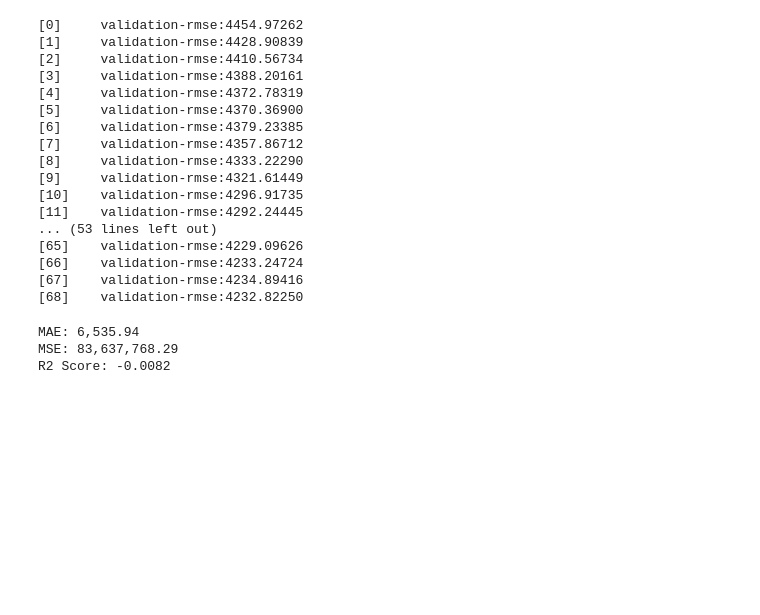
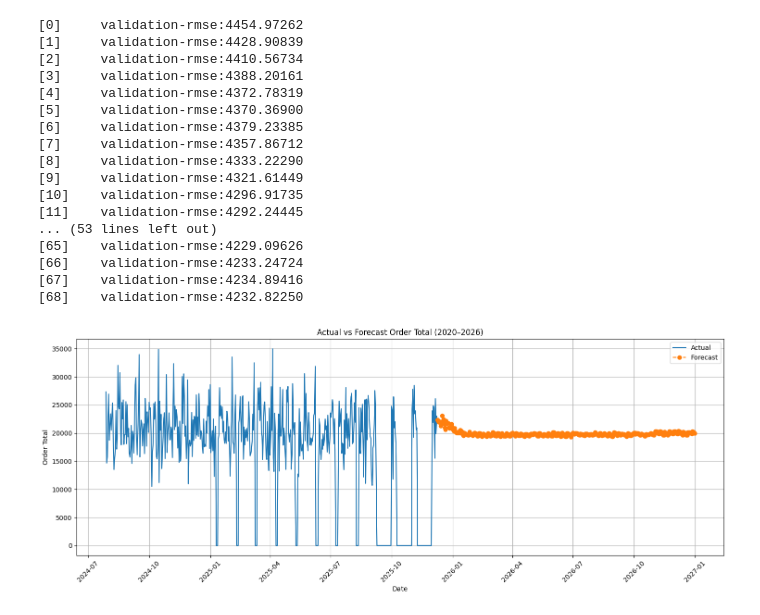
Before and after one commit to KieuOanhUIT/IS403.P23.OnlineSalesData, a Jupyter notebook: Model/XGBoost.ipynb, the cells around one changed output. Saved outputs shown, nothing was run; the diff lists cells and outputs as text; code cells hidden in the pictures; blank space fills up the shorter version.

```diff
--- a/Model/XGBoost.ipynb
+++ b/Model/XGBoost.ipynb
@@ -97,16 +90,70 @@ model = xgb.train(
 dtest = xgb.DMatrix(X_test)
 y_pred = model.predict(dtest)
 # %%
-# 6. Đánh giá
-mae = mean_absolute_error(y_test, y_pred)
-mse = mean_squared_error(y_test, y_pred)
-r2 = r2_score(y_test, y_pred)
+# 6. Dự báo tương lai đến hết 2026
+future_dates = pd.date_range(start=test['InvoiceDate'].max() + pd.Timedelta(days=1), end='2026-12-31', freq='D')
+last_known = test.copy()
 
-print(f"MAE: {mae:,.2f}")
-print(f"MSE: {mse:,.2f}")
-print(f"R2 Score: {r2:.4f}")
+future_forecast = []
+
+for date in future_dates:
+    row = {
+        'InvoiceDate': date,
+        'dayofweek': date.dayofweek,
+        'is_weekend': int(date.dayofweek in [5, 6]),
+        'month': date.month,
+        'day': date.day,
+        'year': date.year
+    }
+
+    for lag in [1, 7, 14]:
+        lag_date = date - pd.Timedelta(days=lag)
+        lag_value = last_known.loc[last_known['InvoiceDate'] == lag_date, 'OrderTotal']
+        row[f'lag{lag}'] = lag_value.values[0] if not lag_value.empty else np.nan
+
+    recent = last_known[last_known['InvoiceDate'] < date].sort_values('InvoiceDate').tail(7)
+    row['rolling_mean_7'] = recent['OrderTotal'].mean() if len(recent) >= 1 else np.nan
+    row['rolling_std_7'] = recent['OrderTotal'].std() if len(recent) >= 1 else np.nan
+
+    if any(pd.isna(val) for val in row.values()):
+        continue
+
+    X_future = pd.DataFrame([row])[features]
+    dpred = xgb.DMatrix(X_future)
+    pred = model.predict(dpred)[0]
+
+    row['PredictedOrderTotal'] = pred
+    last_known = pd.concat([last_known, pd.DataFrame([{'InvoiceDate': date, 'OrderTotal': pred}])], ignore_index=True)
+    future_forecast.append(row)
+
+future_forecast = pd.DataFrame(future_forecast)
+
+# 7. Trực quan hóa Actual vs Forecast
+actual_df = test[['InvoiceDate', 'OrderTotal']].rename(columns={'OrderTotal': 'Value'})
+actual_df['Type'] = 'Actual'
+
+forecast_df = future_forecast[['InvoiceDate', 'PredictedOrderTotal']].rename(columns={'PredictedOrderTotal': 'Value'})
+forecast_df['Type'] = 'Forecast'
+
+full_df = pd.concat([actual_df, forecast_df], ignore_index=True)
+
+# Đảm bảo trục X của đồ thị hiển thị đúng theo định dạng ngày tháng
+plt.figure(figsize=(15, 6))
+for label, df_part in full_df.groupby('Type'):
+    plt.plot(df_part['InvoiceDate'], df_part['Value'], label=label,
+             linestyle='--' if label == 'Forecast' else '-', marker='o' if label == 'Forecast' else '')
+
+plt.gca().xaxis.set_major_formatter(mdates.DateFormatter('%Y-%m'))
+plt.gca().xaxis.set_major_locator(mdates.MonthLocator(interval=3))
+
+plt.xticks(rotation=45)
+plt.title('Actual vs Forecast Order Total (2020–2026)')
+plt.xlabel('Date')
+plt.ylabel('Order Total')
+plt.legend()
+plt.grid(True)
+plt.tight_layout()
+plt.show()
 # %% [output]
-MAE: 6,535.94
-MSE: 83,637,768.29
-R2 Score: -0.0082
+[figure, added]
 # %%
```
Also changed, not shown: parts of 6 cells of this notebook.
